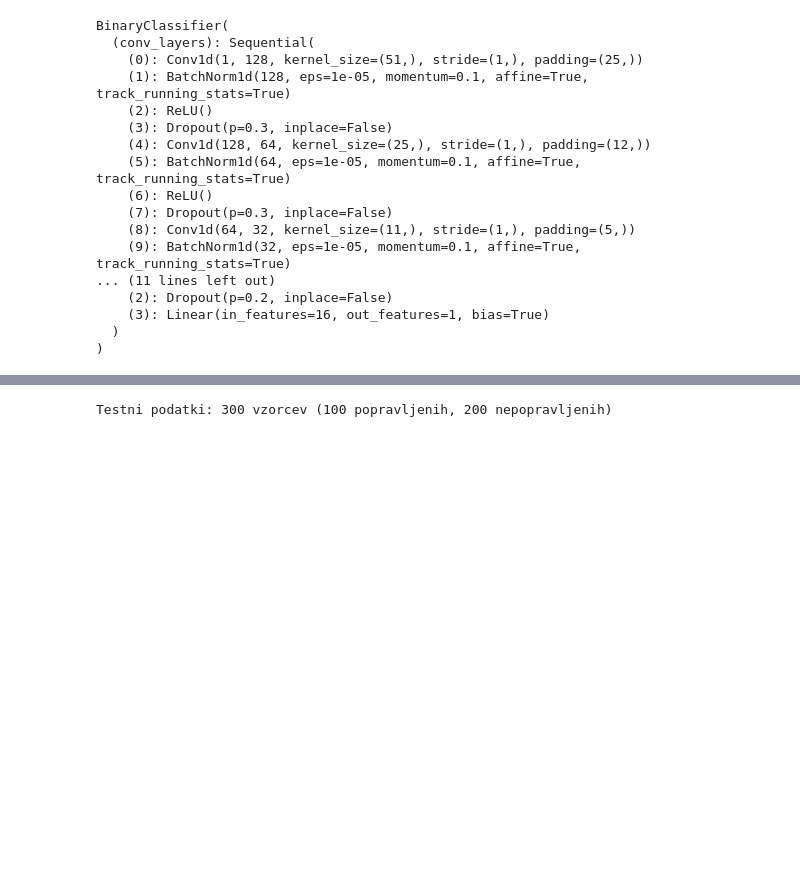
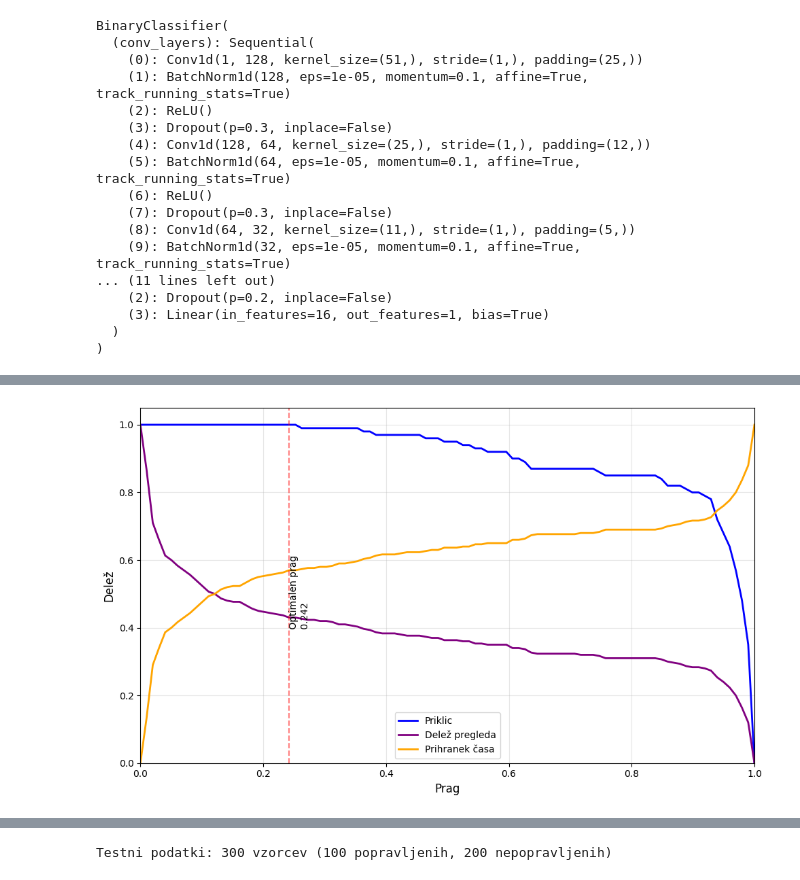
Before and after one commit to MartinKonecnik/magistrska, a Jupyter notebook: testing.ipynb, the cells around one changed output, grey strips where cells are left out. Saved outputs shown, nothing was run; the diff lists cells and outputs as text; code cells hidden in the pictures; blank space fills up the shorter version.

```diff
--- a/testing.ipynb
+++ b/testing.ipynb
@@ -19,6 +19,7 @@ with open('conf.toml', 'rb') as f:
     conf = tomllib.load(f)
 
 LOAD_MODEL = conf['model']
+EVENTS_PATH = Path().home() / conf['data_dir'] / 'prepared'
 # %%
 # Load the model.
 from classifier import BinaryClassifier
@@ -46,12 +47,25 @@ BinaryClassifier(
   )
 )
 # %%
-unaltered_pkl_path = Path('test_data') / 'unaltered.pkl'
+test_on_all = False
+
+if test_on_all:
+    unaltered_pkl_path = EVENTS_PATH / 'unaltered.pkl'
+else:
+    unaltered_pkl_path = Path('test_data') / 'unaltered.pkl'
 corrected_pkl_path = Path('test_data') / 'corrected.pkl'
 
 # Read the pickled arrays.
 with open(unaltered_pkl_path, 'rb') as f:
     test_unaltered = pickle.load(f)
+    if test_on_all:
+        result = [[] for _ in range(len(test_unaltered))]
+        print(f'Processing {len(test_unaltered)} channels ...')
+        for i, veh in enumerate(test_unaltered):
+            print(f'Processing {len(veh)} signals for channel {i} ...')
+            for signal in veh:  # Normalize the signals.
+                result[i].append(np.pad(signal - signal[0], (0, dim - len(signal)), mode='edge'))
+        test_unaltered = np.array([sublist[:-200] for sublist in result])
 with open(corrected_pkl_path, 'rb') as f:
     test_corrected = pickle.load(f)
 # %%
@@ -303,0 +367,76 @@ REZULTATI PRI RAZLIČNIH PRAGOVIH (TESTNI PODATKI)
+# %%
+def plot_metrics(probabilities, y_true):
+    """Plot business metrics vs threshold (single graph)."""
+    thresholds = np.linspace(0.00, 1.00, 100)
+    recalls = []
+    positive_rates = []
+    workload_reductions = []
+
+    for threshold in thresholds:
+        predictions = (probabilities > threshold).astype(int)
+        tn, fp, fn, tp = confusion_matrix(y_true, predictions).ravel()
+
+        recall = tp / (tp + fn) if (tp + fn) > 0 else 0
+        positive_rate = (tp + fp) / len(y_true) if len(y_true) > 0 else 0
+        workload_reduction = 1 - positive_rate
+
+        recalls.append(recall)
+        positive_rates.append(positive_rate)
+        workload_reductions.append(workload_reduction)
+
+    # Print summary
+    print("\n📊 Business metrics analysis:")
+
+    # Find threshold where recall first drops below 0.95
+    high_recall_idx = [i for i, r in enumerate(recalls) if r >= 0.95]
+    if high_recall_idx:
+        best_wkld_idx = min(high_recall_idx, key=lambda i: positive_rates[i])
+        print(f"  • Best workload reduction with recall ≥95%: {workload_reductions[best_wkld_idx] * 100:.1f}%")
+        print(f"    (review {positive_rates[best_wkld_idx] * 100:.1f}% of data) at threshold {thresholds[best_wkld_idx]:.3f}")
+
+    # Find threshold with perfect recall (100%)
+    perfect_recall_idx = [i for i, r in enumerate(recalls) if r == 1.0]
+    if perfect_recall_idx:
+        min_work_idx = min(perfect_recall_idx, key=lambda i: positive_rates[i])
+        print(f"  • Best workload reduction with perfect recall: {workload_reductions[min_work_idx] * 100:.1f}%")
+        print(f"    (review {positive_rates[min_work_idx] * 100:.1f}% of data) at threshold {thresholds[min_work_idx]:.3f}")
+
+    plt.figure(figsize=(10, 6))
+
+    # Plot all three metrics
+    plt.plot(thresholds, recalls, 'b-', label='Priklic', linewidth=2)
+    plt.plot(thresholds, positive_rates, 'purple', label='Delež pregleda', linewidth=2)
+    plt.plot(thresholds, workload_reductions, 'orange', label='Prihranek časa', linewidth=2)
+
+    # Mark the optimal point for perfect recall
+    if perfect_recall_idx:
+        opt_idx = min(perfect_recall_idx, key=lambda i: positive_rates[i])
+        plt.axvline(x=thresholds[opt_idx], color='red', linestyle='--', alpha=0.5)
+        plt.text(thresholds[opt_idx], 0.5, f' Optimalen prag\n {thresholds[opt_idx]:.3f}',
+                 rotation=90, verticalalignment='center')
+
+    plt.xlabel('Prag', fontsize=12)
+    plt.ylabel('Delež', fontsize=12)
+    plt.legend(loc='best')
+    plt.grid(True, alpha=0.3)
+    plt.xlim(0, 1)
+    plt.ylim(0, 1.05)
+
+    plt.tight_layout()
+    plt.show()
+
+    return thresholds, recalls, positive_rates, workload_reductions
+
+
+# Plot business metrics (single graph with recall, positive rate, workload reduction)
+plot_metrics(probabilities, y_true)
+
+# Get specific threshold (e.g., 0.2)
+print("\n" + "=" * 60)
+print(f"DETAILNI REZULTATI ZA PRAG 0.20")
+print("=" * 60)
+specific_result = calculate_metrics_at_threshold(probabilities, y_true, threshold=0.20)
+for key, value in specific_result.items():
+    if key != 'threshold':
+        print(f"  {key}: {value}")
+# %% [output]
@@ -303,0 +448 @@ REZULTATI PRI RAZLIČNIH PRAGOVIH (TESTNI PODATKI)
+[figure, added]
```
Also changed, not shown: parts of 3 cells of this notebook.
